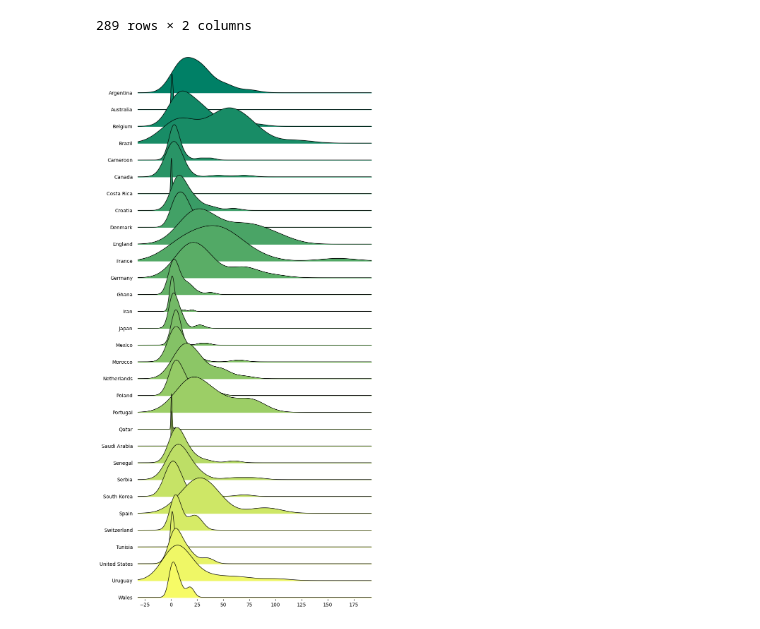
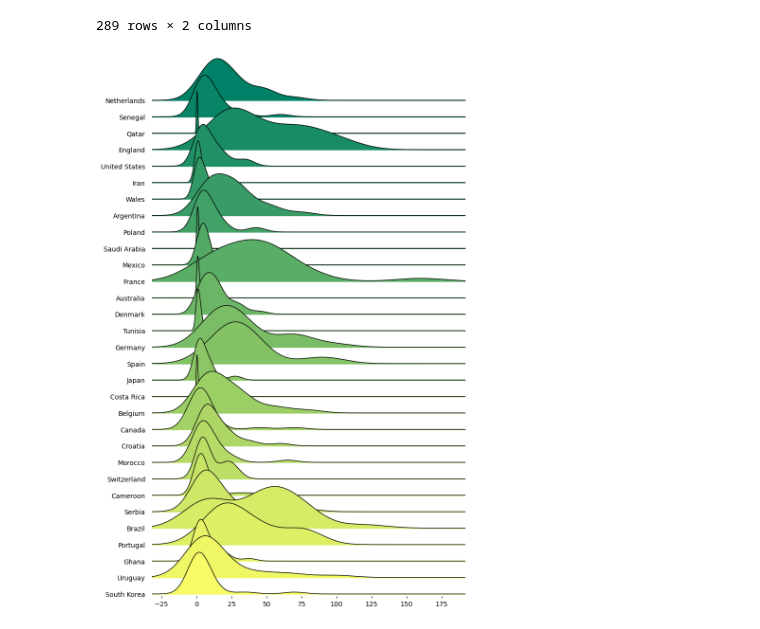
Before and after one commit to argonurcahyo/football-viz, a Jupyter notebook: src/scraper/football/transfermarkt_wc22.ipynb, the cells around one changed output. Cells and saved outputs as stored; diff of their text form; code cells hidden in the pictures.

```diff
--- a/src/scraper/football/transfermarkt_wc22.ipynb
+++ b/src/scraper/football/transfermarkt_wc22.ipynb
@@ -189,22 +189,21 @@ df = df[df['height']!=0]
 # df = df[df['country'].isin(['England','Germany','Spain','France','Netherlands','Portugal','Belgium','Argentina','Brazil'])]
 # %%
 %matplotlib inline
-fig, axes = joypy.joyplot(df,
-                          by="country",
-                          column=["market_value"],
-                          figsize=(8, 16),
+fig, axes = joypy.joyplot(df.groupby("country",sort=False),
+                        #   by="country",
+                          column=['market_value'],
+                          figsize=(8, 12),
                           linewidth=1,
                           overlap=1,
-                          colormap=cm.summer,
+                          colormap=[cm.summer],
                           ylim="own",
                           tails=.2,
                           #   grid='x',
                           #   bins=40,
                           #   range_style='own'
                           #   kind="kde",
                           #   x_range=[-11000000, 110000000]
                           )
-# axes[0].plot(0,5)
 plt.show()
 # %% [output]
-[figure, old version]
+[figure, new version]
```
Also changed, not shown: 7 other files.
